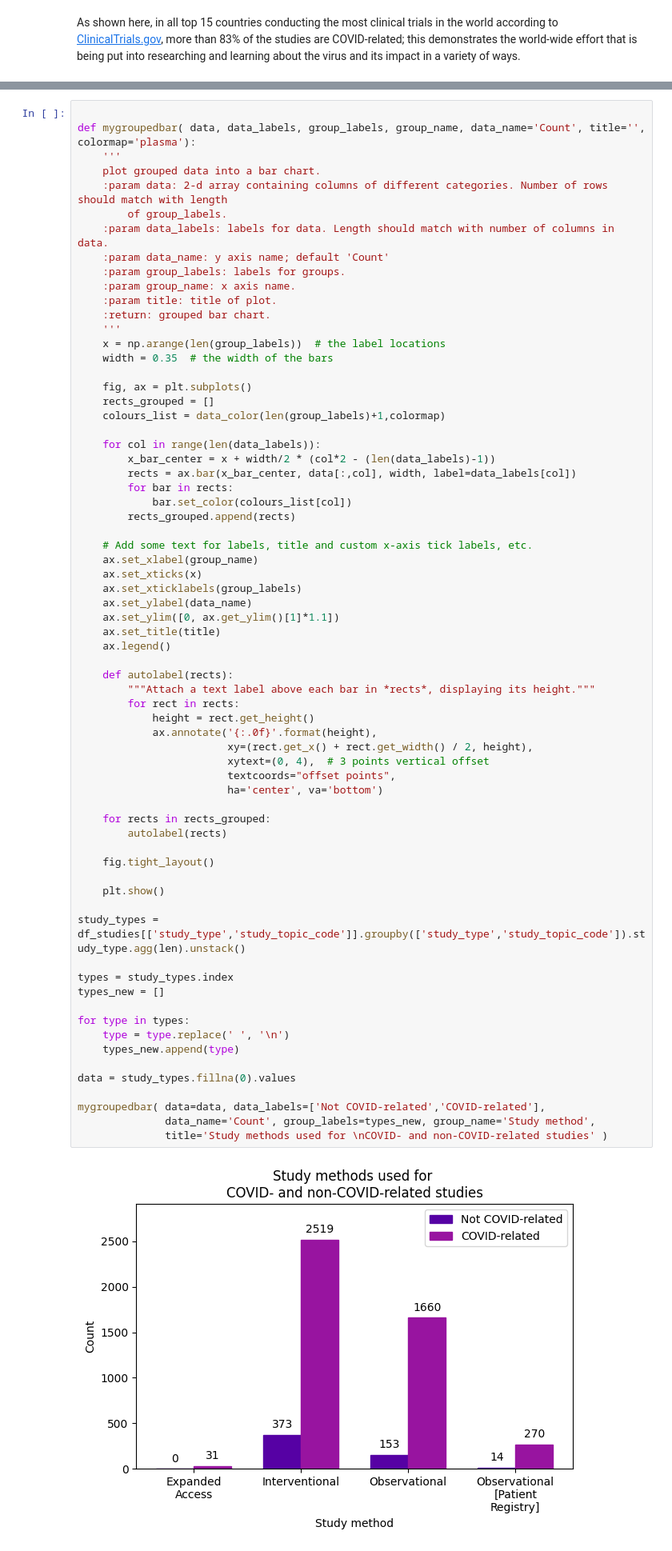
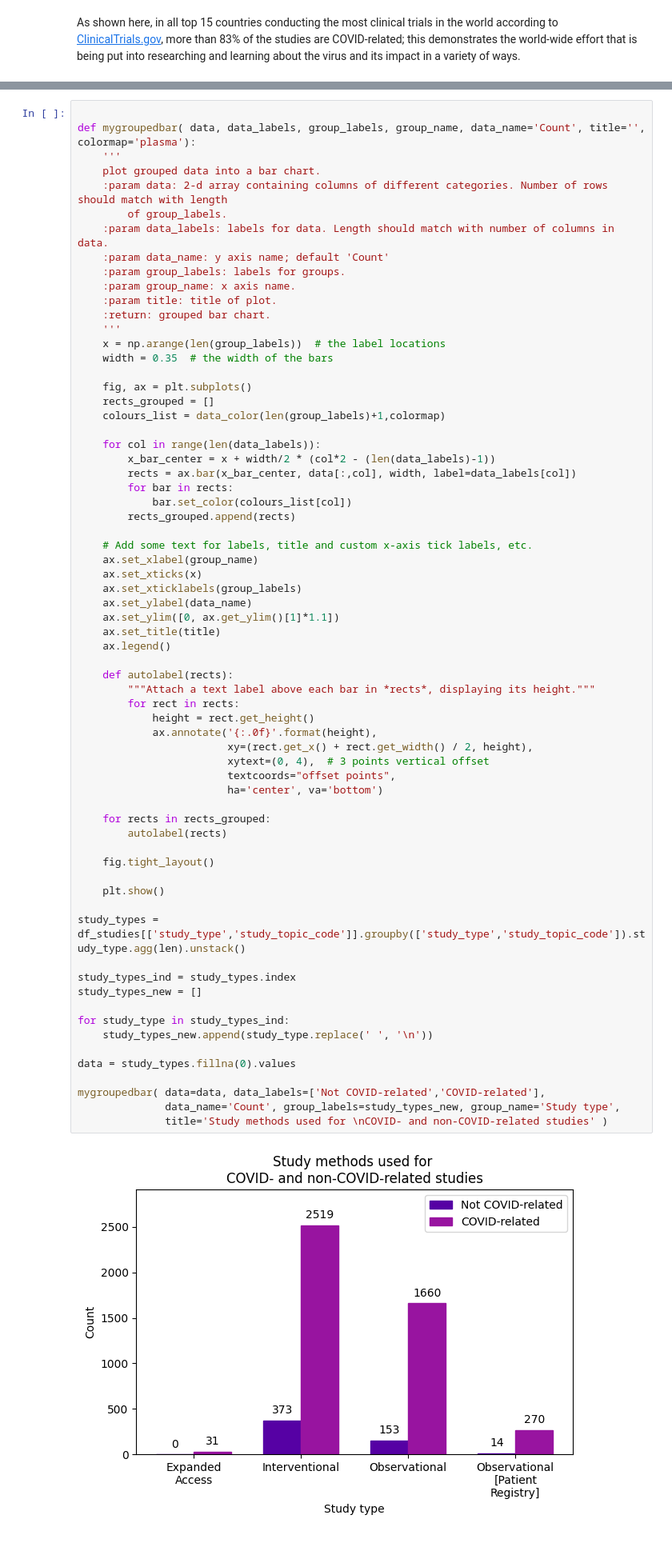
Before and after one commit to chels-kim/kaggle-covid-clintri, a Jupyter notebook: kaggle-covid-clintri/COVID-19 Clinical Trials.ipynb, the cells around one changed output, grey strips where cells are left out. Shown at 80% size. Cells and saved outputs as stored; diff of their text form.

```diff
--- a/kaggle-covid-clintri/COVID-19 Clinical Trials.ipynb
+++ b/kaggle-covid-clintri/COVID-19 Clinical Trials.ipynb
@@ -802,40 +812,39 @@ def mygroupedbar( data, data_labels, group_labels, group_name, data_name='Count'
     ax.set_ylim([0, ax.get_ylim()[1]*1.1])
     ax.set_title(title)
     ax.legend()
 
     def autolabel(rects):
         """Attach a text label above each bar in *rects*, displaying its height."""
         for rect in rects:
             height = rect.get_height()
             ax.annotate('{:.0f}'.format(height),
                         xy=(rect.get_x() + rect.get_width() / 2, height),
                         xytext=(0, 4),  # 3 points vertical offset
                         textcoords="offset points",
                         ha='center', va='bottom')
 
     for rects in rects_grouped:
         autolabel(rects)
 
     fig.tight_layout()
 
     plt.show()
 
 study_types = df_studies[['study_type','study_topic_code']].groupby(['study_type','study_topic_code']).study_type.agg(len).unstack()
 
-types = study_types.index
-types_new = []
+study_types_ind = study_types.index
+study_types_new = []
 
-for type in types:
-    type = type.replace(' ', '\n')
-    types_new.append(type)
+for study_type in study_types_ind:
+    study_types_new.append(study_type.replace(' ', '\n'))
 
 data = study_types.fillna(0).values
 
 mygroupedbar( data=data, data_labels=['Not COVID-related','COVID-related'],
-              data_name='Count', group_labels=types_new, group_name='Study method',
+              data_name='Count', group_labels=study_types_new, group_name='Study type',
               title='Study methods used for \nCOVID- and non-COVID-related studies' )
 # %% [output]
-[figure, old version]
+[figure, new version]
 # %% [markdown]
 
 Both COVID- and non-COVID-related studies follow a similar trend; in both cases, interventional studies are the most
```
Also changed, not shown: parts of 16 cells of this notebook.
